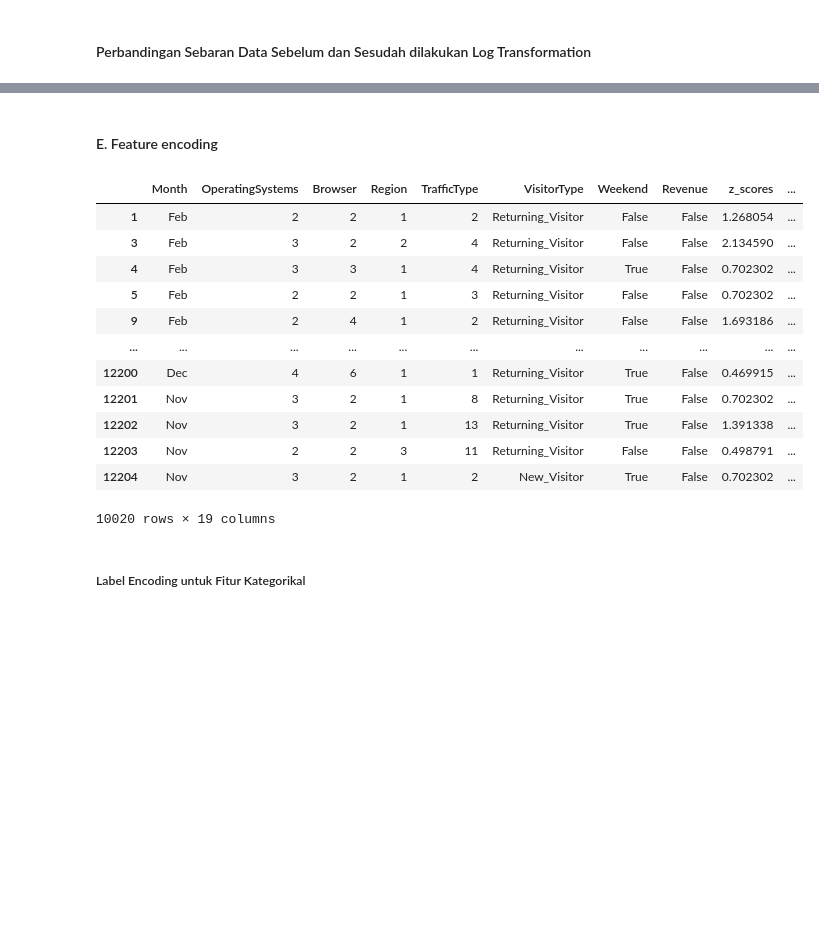
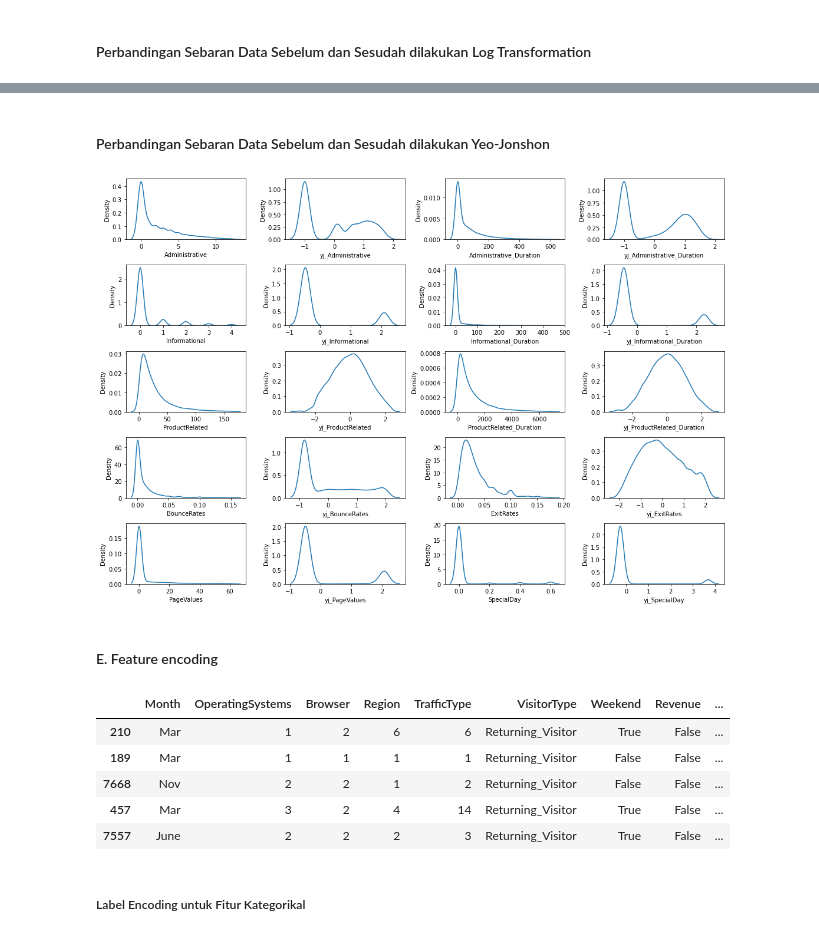
Before and after one commit to rahmars18/FinalProject, a Jupyter notebook: Pre_Processing.ipynb, the cells around one changed output, grey strips where cells are left out. Drawn from its saved outputs; the diff is of its cells as text; code cells hidden in the pictures; blank space fills up the shorter version.

Commit message:
penambahan handling oulier dengan yeo-jonshon method

```diff
--- a/Pre_Processing.ipynb
+++ b/Pre_Processing.ipynb
@@ -343,0 +355,9 @@ for i in range(0, len(nums)): # untuk setiap kolom numerik
+# %%
+nums_std = []
+for col in nums:
+    col_name = 'std_' + col
+    nums_std.append(col_name)
+    df_ol_shop_std_scaler[col_name] = standar_scaler.fit_transform(df_ol_shop_std_scaler[col].values.reshape(len(df_ol_shop_std_scaler), 1))
+    df_ol_shop_std_scaler = df_ol_shop_std_scaler.drop(columns=col)
+
+df_ol_shop_std_scaler.sample(5)
@@ -343,0 +386,6 @@ for i in range(0, len(nums)): # untuk setiap kolom numerik
+# %%
+from sklearn.preprocessing import PowerTransformer
+scaler_box_cox = PowerTransformer(method='yeo-johnson')
+# %%
+df_ol_shop_yeo_jo = df_ol_shop_zscore.copy()
+df_ol_shop_yeo_jo.sample(5)
@@ -343,0 +399,9 @@ for i in range(0, len(nums)): # untuk setiap kolom numerik
+# %%
+nums_yj = []
+for col in nums:
+    col_name = 'yj_' + col
+    nums_yj.append(col_name)
+    df_ol_shop_yeo_jo[col_name] = scaler_box_cox.fit_transform(df_ol_shop_yeo_jo[col].values.reshape(len(df_ol_shop_yeo_jo), 1))
+    df_ol_shop_yeo_jo = df_ol_shop_yeo_jo.drop(columns=col)
+
+df_ol_shop_yeo_jo.sample(5)
@@ -344,24 +415,30 @@ for i in range(0, len(nums)): # untuk setiap kolom numerik
+# %% [markdown]
+#### Perbandingan Sebaran Data Sebelum dan Sesudah dilakukan Yeo-Jonshon
+# %%
+fig = plt.figure(figsize=(15, 20))
+for i in range(0, len(nums)): # untuk setiap kolom numerik
+    ax = fig.add_subplot(10, 4, (2*i)+1) # kita set posisi plotnya di layout
+    sns.kdeplot(data=df_ol_shop_zscore, x=nums[i]) #
+    ax = fig.add_subplot(10, 4, (2*i)+2) # kita set posisi plotnya di layout
+    sns.kdeplot(data=df_ol_shop_yeo_jo, x=nums_yj[i])
+
+    plt.tight_layout()
+# %% [output]
+[figure, added]
 # %% [markdown]
 #### E. Feature encoding
 # %%
 # cats = ['OperatingSystems', 'Browser', 'Region', 'TrafficType', 'Month',
 #         'VisitorType', 'Weekend', 'Revenue']
-df_ol_shop_2_feature_encoding = df_ol_shop_2_log_transformation.copy()
-df_ol_shop_2_feature_encoding
+df_ol_shop_feature_encoding = df_ol_shop_yeo_jo.copy()
+df_ol_shop_feature_encoding.sample(5)
 # %% [output]
-|  | Month | OperatingSystems | Browser | Region | TrafficType | VisitorType | Weekend | Revenue | z_scores | ... |
-| 1 | Feb | 2 | 2 | 1 | 2 | Returning_Visitor | False | False | 1.268054 | ... |
-| 3 | Feb | 3 | 2 | 2 | 4 | Returning_Visitor | False | False | 2.134590 | ... |
-| 4 | Feb | 3 | 3 | 1 | 4 | Returning_Visitor | True | False | 0.702302 | ... |
-| 5 | Feb | 2 | 2 | 1 | 3 | Returning_Visitor | False | False | 0.702302 | ... |
-| 9 | Feb | 2 | 4 | 1 | 2 | Returning_Visitor | False | False | 1.693186 | ... |
-| ... | ... | ... | ... | ... | ... | ... | ... | ... | ... | ... |
-| 12200 | Dec | 4 | 6 | 1 | 1 | Returning_Visitor | True | False | 0.469915 | ... |
-| 12201 | Nov | 3 | 2 | 1 | 8 | Returning_Visitor | True | False | 0.702302 | ... |
-| 12202 | Nov | 3 | 2 | 1 | 13 | Returning_Visitor | True | False | 1.391338 | ... |
-| 12203 | Nov | 2 | 2 | 3 | 11 | Returning_Visitor | False | False | 0.498791 | ... |
-| 12204 | Nov | 3 | 2 | 1 | 2 | New_Visitor | True | False | 0.702302 | ... |
+|  | Month | OperatingSystems | Browser | Region | TrafficType | VisitorType | Weekend | Revenue | ... |
+| 210 | Mar | 1 | 2 | 6 | 6 | Returning_Visitor | True | False | ... |
+| 189 | Mar | 1 | 1 | 1 | 1 | Returning_Visitor | False | False | ... |
+| 7668 | Nov | 2 | 2 | 1 | 2 | Returning_Visitor | False | False | ... |
+| 457 | Mar | 3 | 2 | 4 | 14 | Returning_Visitor | True | False | ... |
+| 7557 | June | 2 | 2 | 2 | 3 | Returning_Visitor | True | False | ... |
-10020 rows × 19 columns
 # %% [markdown]
 ##### Label Encoding untuk Fitur Kategorikal
 # %%
```
Also changed, not shown: parts of 58 cells of this notebook.
